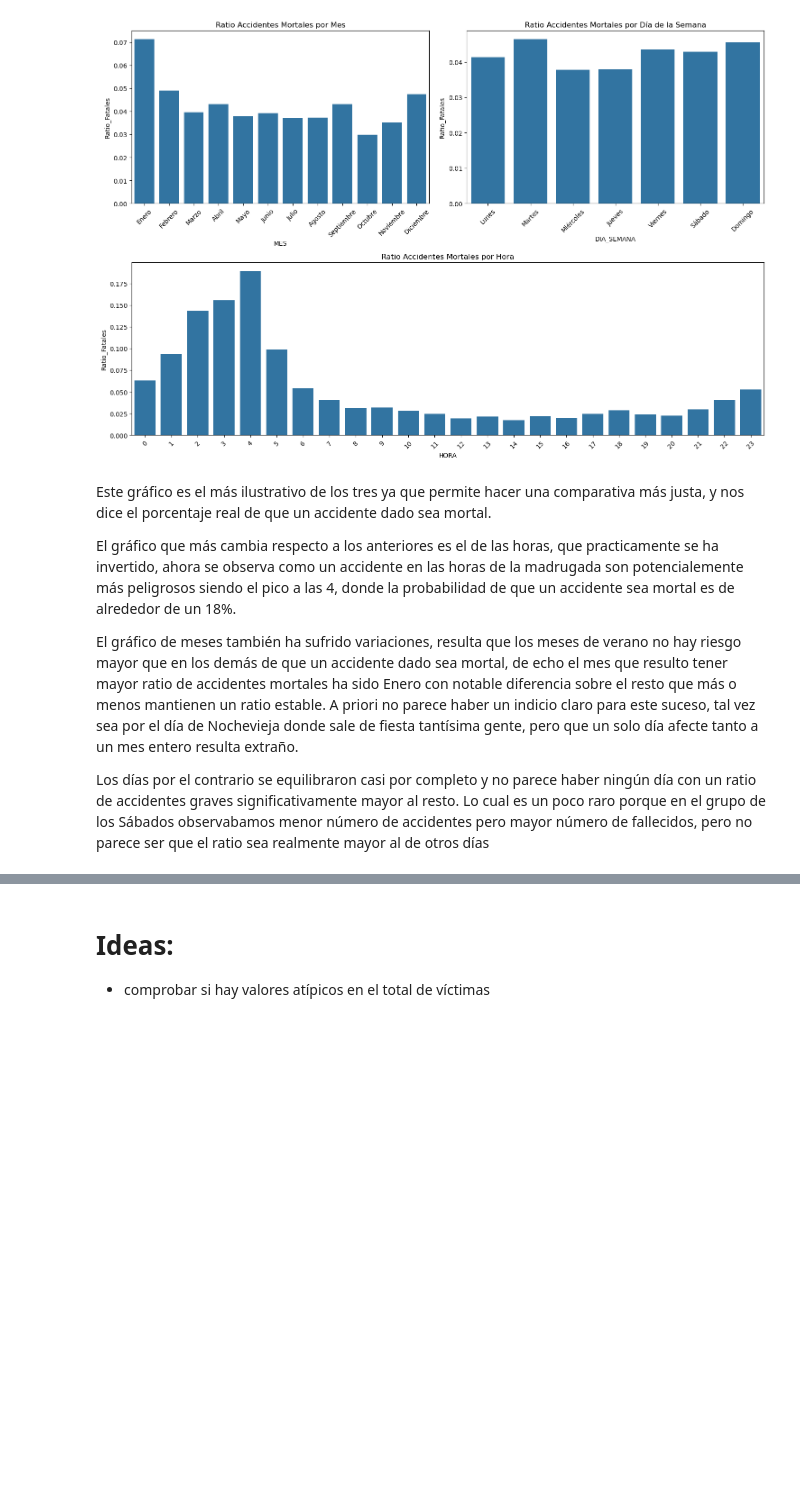
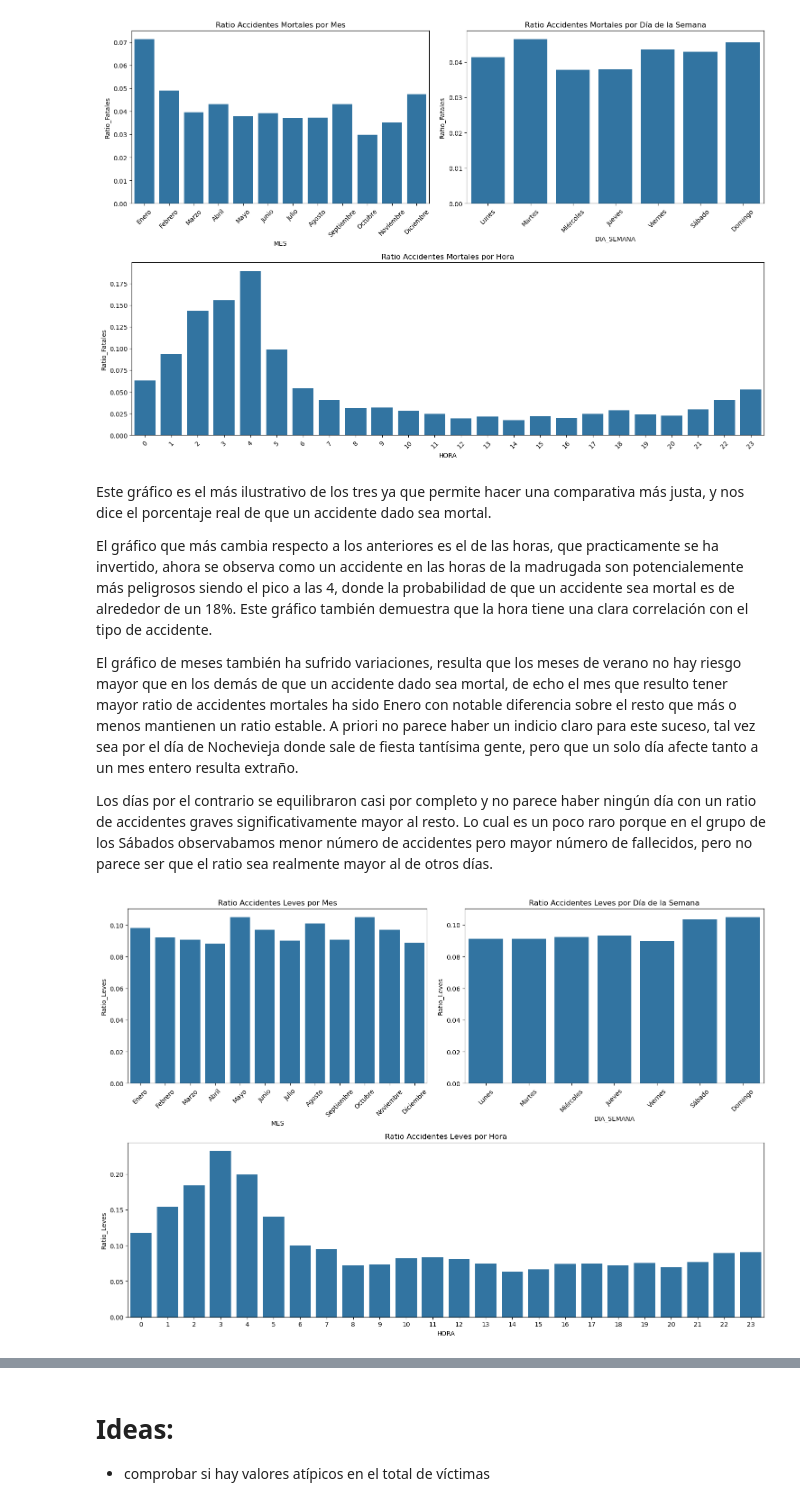
Before and after one commit to 4GeeksAcademy/Proyecto_final_DS_Alex_Carlos, a Jupyter notebook: project/project.ipynb, the cells around one changed output, grey strips where cells are left out. Cells and saved outputs as stored; diff of their text form; code cells hidden in the pictures; blank space fills up the shorter version.

```diff
--- a/project/project.ipynb
+++ b/project/project.ipynb
@@ -515,8 +515,48 @@ plt.show()
 # %% [markdown]
 Este gráfico es el más ilustrativo de los tres ya que permite hacer una comparativa más justa, y nos dice el porcentaje real de que un accidente dado sea mortal.
 
-El gráfico que más cambia respecto a los anteriores es el de las horas, que practicamente se ha invertido, ahora se observa como un accidente en las horas de la madrugada son potencialemente más peligrosos siendo el pico a las 4, donde la probabilidad de que un accidente sea mortal es de alrededor de un 18%.
+El gráfico que más cambia respecto a los anteriores es el de las horas, que practicamente se ha invertido, ahora se observa como un accidente en las horas de la madrugada son potencialemente más peligrosos siendo el pico a las 4, donde la probabilidad de que un accidente sea mortal es de alrededor de un 18%. Este gráfico también demuestra que la hora tiene una clara correlación con el tipo de accidente.
 
 El gráfico de meses también ha sufrido variaciones, resulta que los meses de verano no hay riesgo mayor que en los demás de que un accidente dado sea mortal, de echo el mes que resulto tener mayor ratio de accidentes mortales ha sido Enero con notable diferencia sobre el resto que más o menos mantienen un ratio estable. A priori no parece haber un indicio claro para este suceso, tal vez sea por el día de Nochevieja donde sale de fiesta tantísima gente, pero que un solo día afecte tanto a un mes entero resulta extraño.
 
-Los días por el contrario se equilibraron casi por completo y no parece haber ningún día con un ratio de accidentes graves significativamente mayor al resto. Lo cual es un poco raro porque en el grupo de los Sábados observabamos menor número de accidentes pero mayor número de fallecidos, pero no parece ser que el ratio sea realmente mayor al de otros días
+Los días por el contrario se equilibraron casi por completo y no parece haber ningún día con un ratio de accidentes graves significativamente mayor al resto. Lo cual es un poco raro porque en el grupo de los Sábados observabamos menor número de accidentes pero mayor número de fallecidos, pero no parece ser que el ratio sea realmente mayor al de otros días.
+# %%
+mortal = df_eda[df_eda['TYP_ACC'] == 'Leve'].groupby(['MES','DIA_SEMANA','HORA']).size().reset_index(name='Accidentes_Leves')
+
+datos_fecha = pd.merge(total, mortal, on=['MES','DIA_SEMANA','HORA'], how='left')
+
+#calcular el ratio de accidentes mortales
+datos_fecha['Ratio_Leves'] = datos_fecha['Accidentes_Leves'] / datos_fecha['Total_Accidentes']
+#ordenamos meses y semanas
+datos_fecha['MES'] = pd.Categorical(datos_fecha['MES'], categories=ordered_months, ordered=True)
+datos_fecha = datos_fecha.sort_values('MES')
+
+datos_fecha['DIA_SEMANA'] = pd.Categorical(datos_fecha['DIA_SEMANA'], categories=ordered_days, ordered=True)
+datos_fecha = datos_fecha.sort_values('DIA_SEMANA')
+
+#Graficar
+fig = plt.figure(figsize=(15, 10))
+gs = GridSpec(2, 2, figure=fig)
+ax_mes = fig.add_subplot(gs[0, 0])
+ax_dia = fig.add_subplot(gs[0, 1])
+ax_hora = fig.add_subplot(gs[1, :])
+
+# Graficar Ratio por MES
+sns.barplot(ax=ax_mes, data=datos_fecha, x='MES', y='Ratio_Leves',errorbar=None)
+ax_mes.set_title('Ratio Accidentes Leves por Mes')
+ax_mes.tick_params(axis='x', rotation=45)
+
+# Graficar Ratio por Día de la Semana
+sns.barplot(ax=ax_dia, data=datos_fecha, x='DIA_SEMANA', y='Ratio_Leves',errorbar=None)
+ax_dia.set_title('Ratio Accidentes Leves por Día de la Semana')
+ax_dia.tick_params(axis='x', rotation=45)
+
+# Graficar Ratio por HORA
+sns.barplot(ax=ax_hora, data=datos_fecha, x='HORA', y='Ratio_Leves',errorbar=None)
+ax_hora.set_title('Ratio Accidentes Leves por Hora')
+ax_hora.tick_params(axis='x')
+
+plt.tight_layout()
+plt.show()
+# %% [output]
+[figure, added]
```
Also changed, not shown: parts of 4 cells of this notebook.
